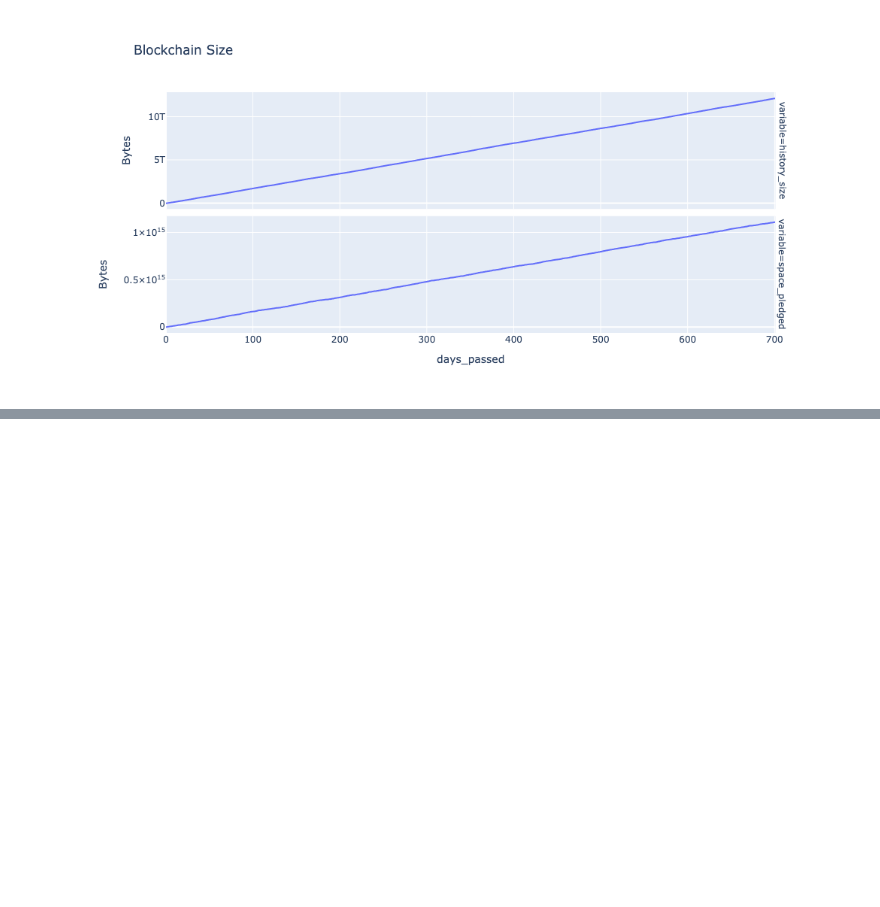
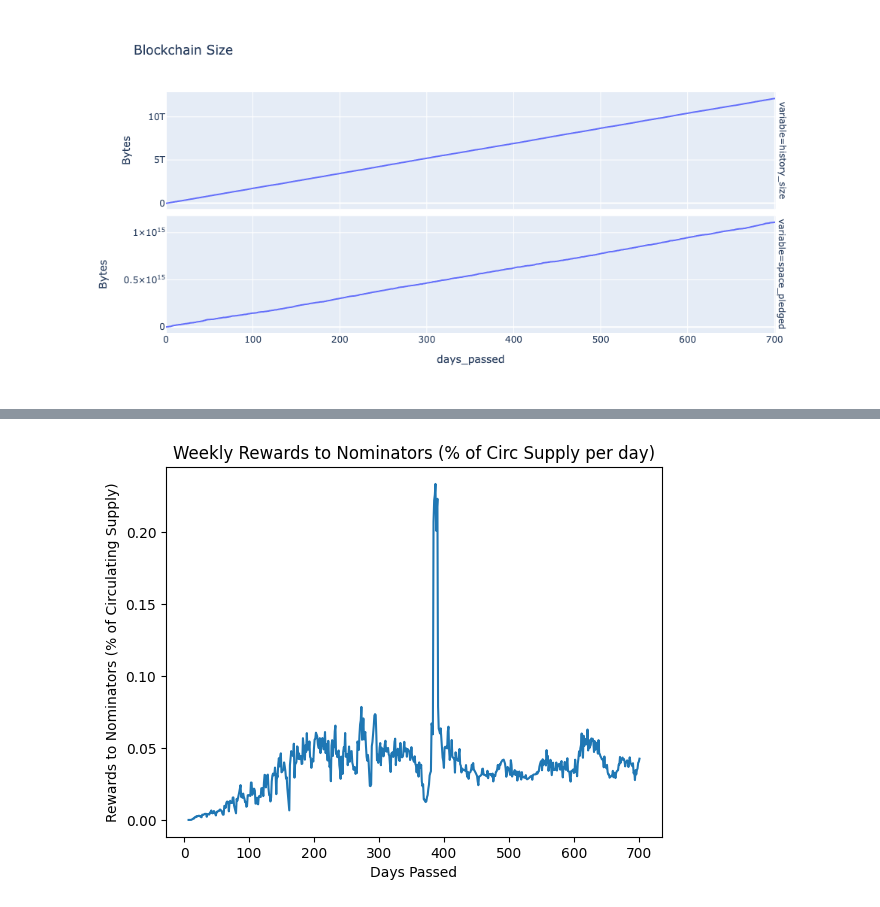
Before and after one commit to BlockScience/subspace, a Jupyter notebook: notebooks/sanity_check.ipynb, the cells around one changed output, grey strips where cells are left out. Saved outputs shown, nothing was run; the diff lists cells and outputs as text; code cells hidden in the pictures; blank space fills up the shorter version.

Commit message:
add nominator rewards

```diff
--- a/notebooks/sanity_check.ipynb
+++ b/notebooks/sanity_check.ipynb
@@ -192,0 +209,11 @@ fig.show()
+# %%
+n_days = 7
+fig_df = sim_df.set_index('days_passed')
+s = fig_df.rewards_to_nominators.rolling(n_days).sum() / fig_df.circulating_supply.rolling(n_days).mean()
+s.plot()
+plt.title("Weekly Rewards to Nominators (% of Circ Supply per day)")
+plt.xlabel('Days Passed')
+plt.ylabel('Rewards to Nominators (% of Circulating Supply)')
+plt.show()
+# %% [output]
+[figure, added]
```
Also changed, not shown: parts of 12 cells of this notebook, 4 other files.
